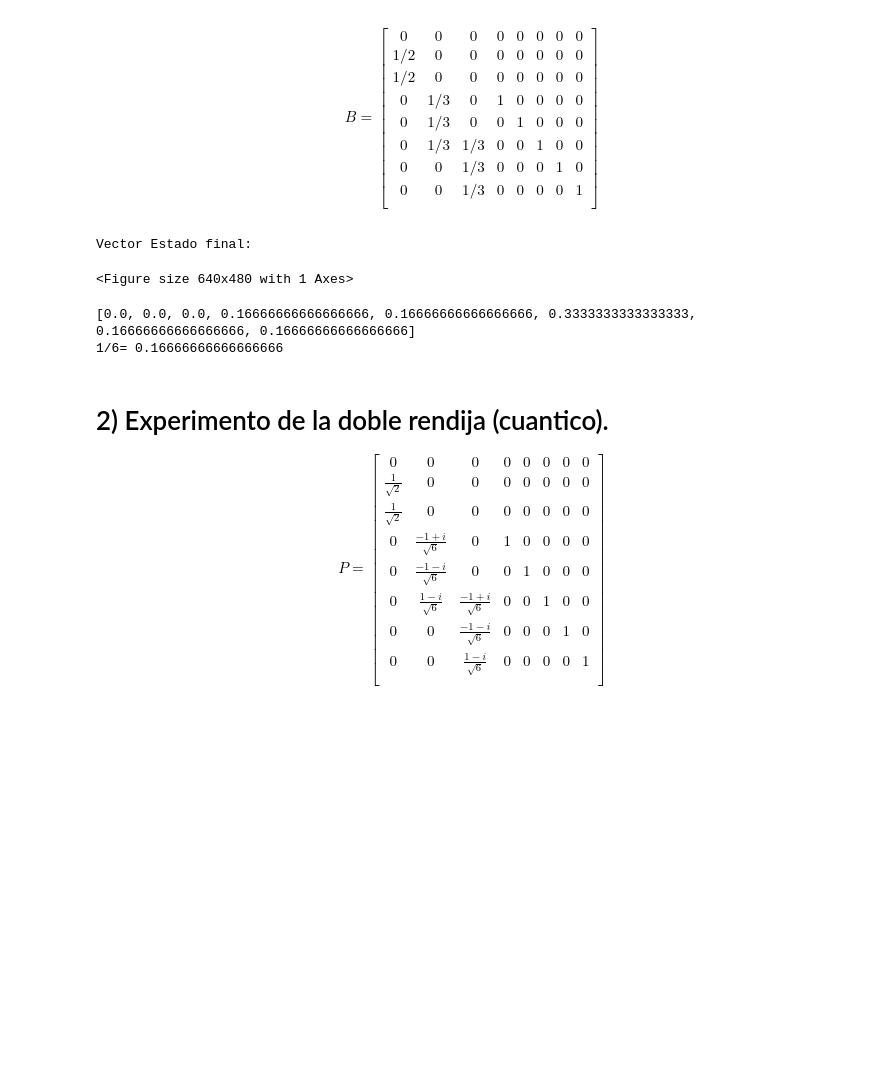
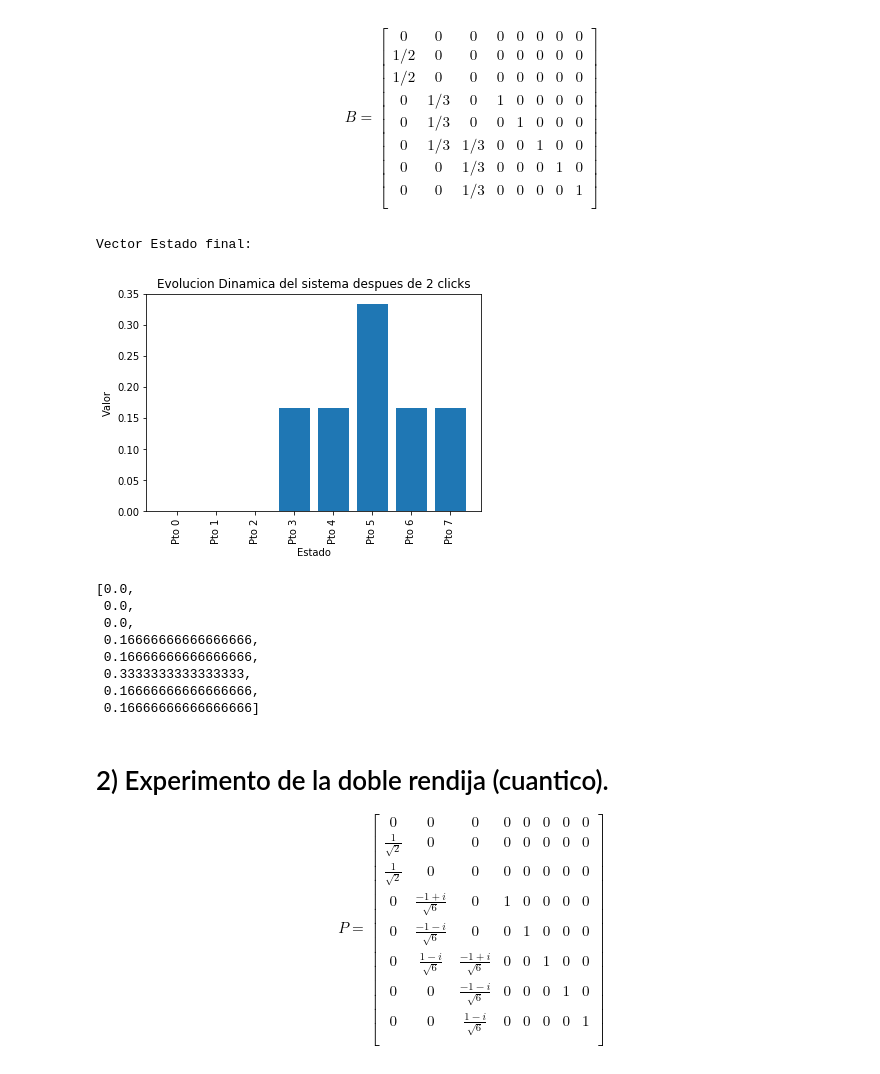
Before and after one commit to AriasAEnima/CNYT, a Jupyter notebook: Librerias/Proyecto 2.ipynb, the cells around one changed output. Saved outputs shown, nothing was run; the diff lists cells and outputs as text; code cells hidden in the pictures; blank space fills up the shorter version.

```diff
--- a/Librerias/Proyecto 2.ipynb
+++ b/Librerias/Proyecto 2.ipynb
@@ -15,25 +15,30 @@ $$ B=\begin{bmatrix}
 # %%
 from Simulador.simulador import resultado
 from Matriz_Compleja.libreriamatrices import matrizcompleja as mc
 
 B=mc([
     [(0,0),(0,0),(0,0),(0,0),(0,0),(0,0),(0,0),(0,0)],
     [(1/2,0),(0,0),(0,0),(0,0),(0,0),(0,0),(0,0),(0,0)],
     [(1/2,0),(0,0),(0,0),(0,0),(0,0),(0,0),(0,0),(0,0)],
     [(0,0),(1/3,0),(0,0),(1,0),(0,0),(0,0),(0,0),(0,0)],
     [(0,0),(1/3,0),(0 ,0),(0 ,0),(1,0),(0,0),(0,0),(0,0)],
     [(0,0),(1/3,0),(1/3,0),(0,0),(0,0),(1,0),(0,0),(0,0)],
     [(0,0),(0,0),(1/3,0),(0,0),(0,0),(0,0),(1,0),(0,0)],
     [(0,0),(0,0),(1/3,0),(0,0),(0,0),(0,0),(0,0),(1,0)]
 ])
 I=mc([  [(1,0)],   [(0,0)],    [(0,0)],    [(0,0)],    [(0,0)],    [(0,0)],    [(0,0)],    [(0,0)]     ])
-print(resultado(B,I,2))
-print("1/6=",str(1/6))
+resultado(B,I,2)
 # %% [output]
 Vector Estado final:
+[figure, added]
-<Figure size 640x480 with 1 Axes>
+[0.0,
+ 0.0,
+ 0.0,
+ 0.16666666666666666,
+ 0.16666666666666666,
+ 0.3333333333333333,
+ 0.16666666666666666,
+ 0.16666666666666666]
-[0.0, 0.0, 0.0, 0.16666666666666666, 0.16666666666666666, 0.3333333333333333, 0.16666666666666666, 0.16666666666666666]
-1/6= 0.16666666666666666
 # %% [markdown]
 # 2) Experimento de la doble rendija (cuantico).
 $$ P=\begin{bmatrix}
```
